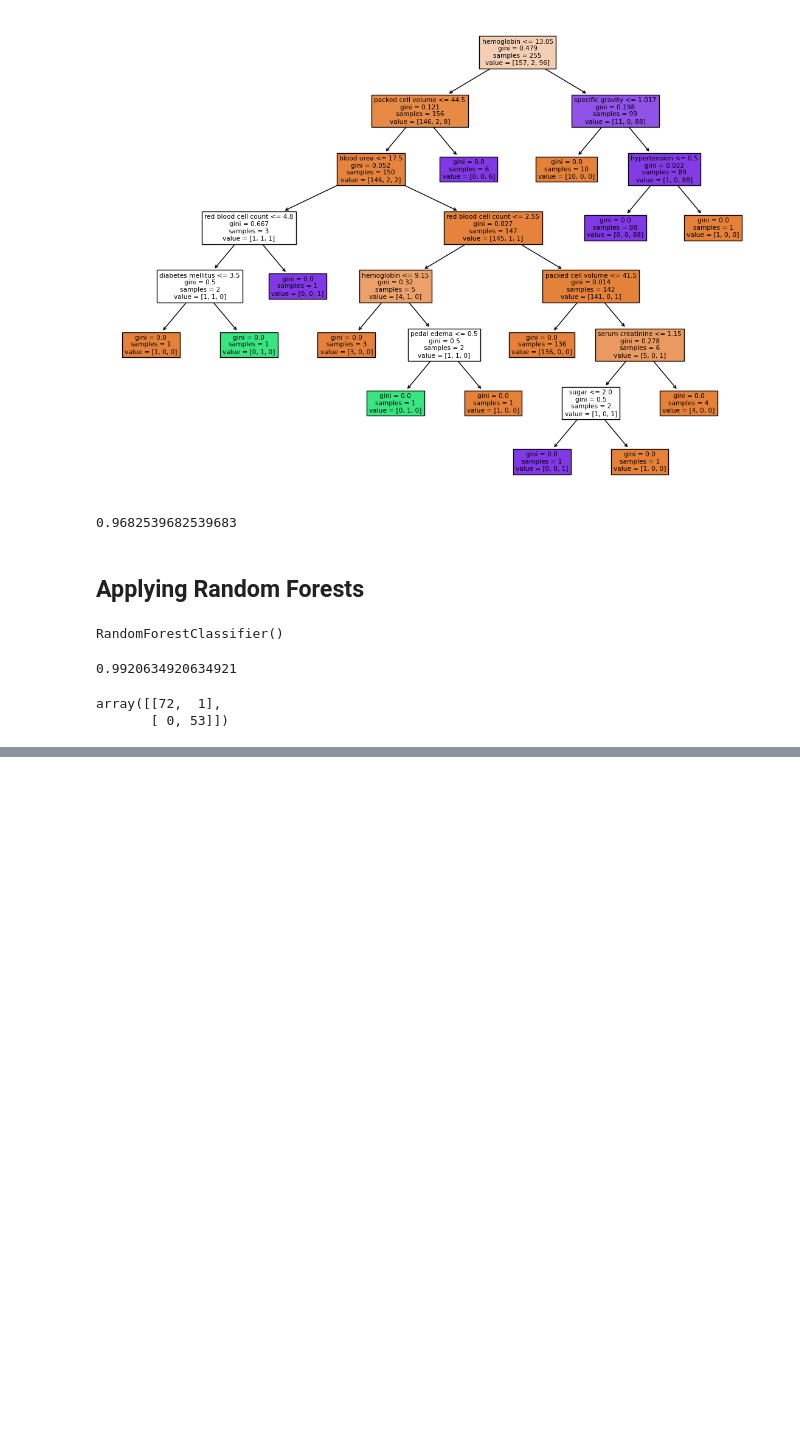
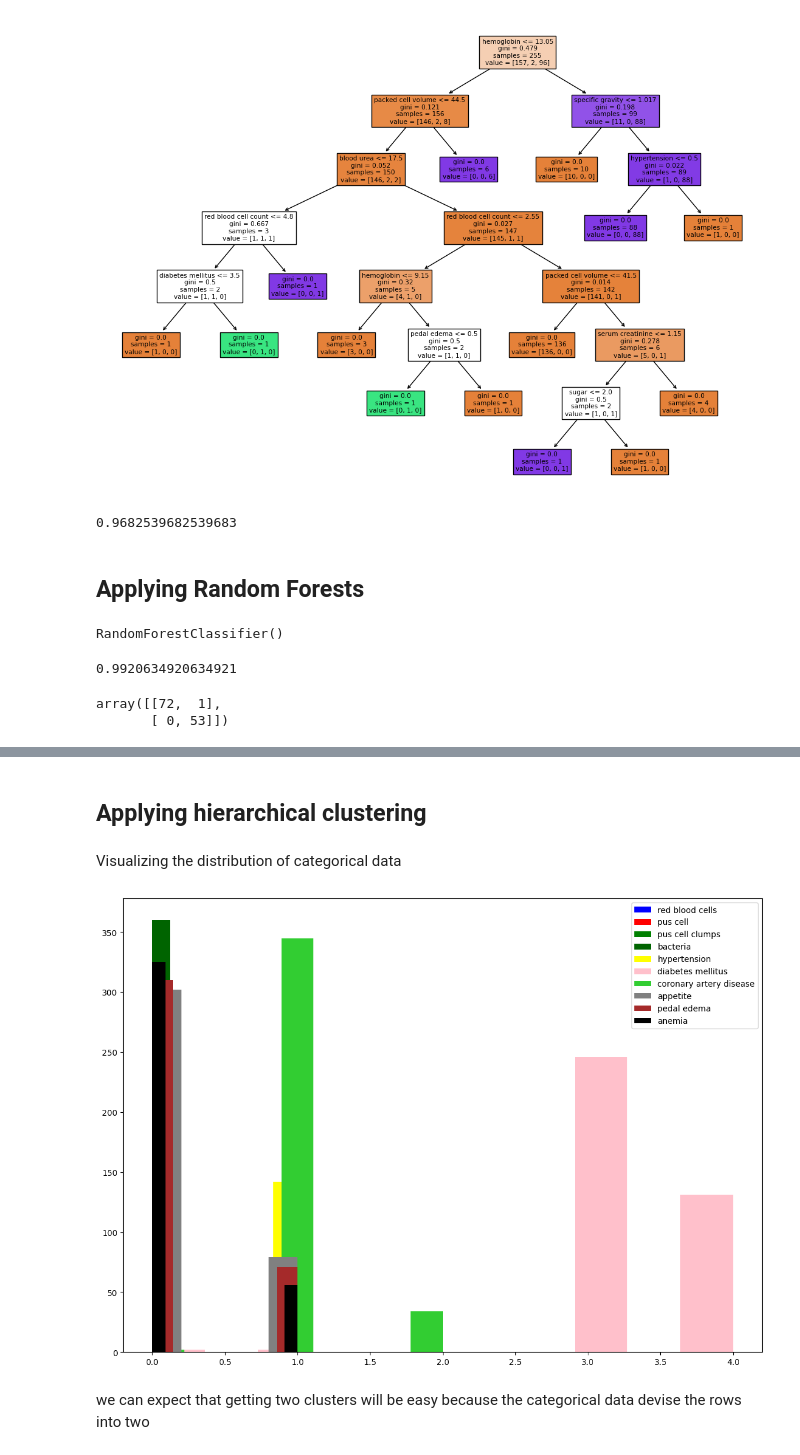
Before and after one commit to Ahmedfetni/checkpoints, a Jupyter notebook: final_ml_checkpoint/machine_learning.ipynb, the cells around one changed output, grey strips where cells are left out. Drawn from its saved outputs; the diff is of its cells as text; code cells hidden in the pictures; blank space fills up the shorter version.

```diff
--- a/final_ml_checkpoint/machine_learning.ipynb
+++ b/final_ml_checkpoint/machine_learning.ipynb
@@ -623,0 +624,3 @@ array([[72,  1],
+# %%
+processed_data.drop('class',inplace=True,axis=1)
+processed_data.head()
@@ -623,0 +635,30 @@ array([[72,  1],
+# %% [markdown]
+## Applying hierarchical clustering
+# %% [markdown]
+Visualizing the distribution of categorical data
+# %%
+plt.hist(processed_data['red blood cells'],bins= 10,color='blue')
+plt.hist(processed_data['pus cell'],bins=12,color='red')
+plt.hist(processed_data['pus cell clumps'],bins=13,color='green')
+plt.hist(processed_data['bacteria'],bins=8,color='darkgreen')
+plt.hist(processed_data['hypertension'],bins=6,color='yellow')
+plt.hist(processed_data['diabetes mellitus'],bins=11,color='pink')
+plt.hist(processed_data['coronary artery disease'],bins=9,color='limegreen')
+plt.hist(processed_data['appetite'],bins=5,color='grey')
+plt.hist(processed_data['pedal edema'],bins=7,color='brown')
+plt.hist(processed_data['anemia'],bins=11,color='black')
+plt.legend(['red blood cells',
+ 'pus cell',
+ 'pus cell clumps',
+ 'bacteria',
+ 'hypertension',
+ 'diabetes mellitus',
+ 'coronary artery disease',
+ 'appetite',
+ 'pedal edema',
+ 'anemia',])
+plt.show()
+# %% [output]
+[figure, added]
+# %% [markdown]
+we can expect that getting two clusters will be easy because the categorical data devise the rows into two
```
Also changed, not shown: parts of 23 cells of this notebook.
